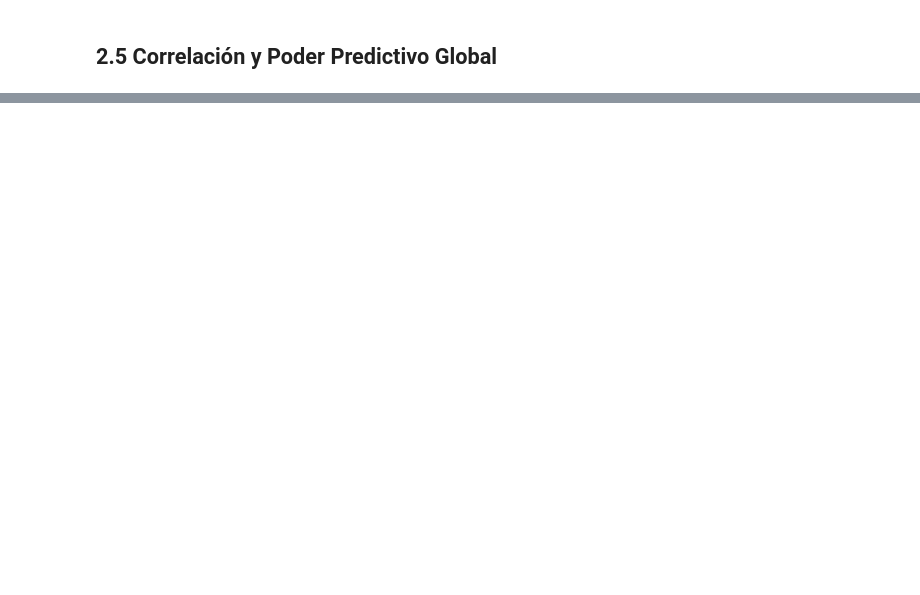
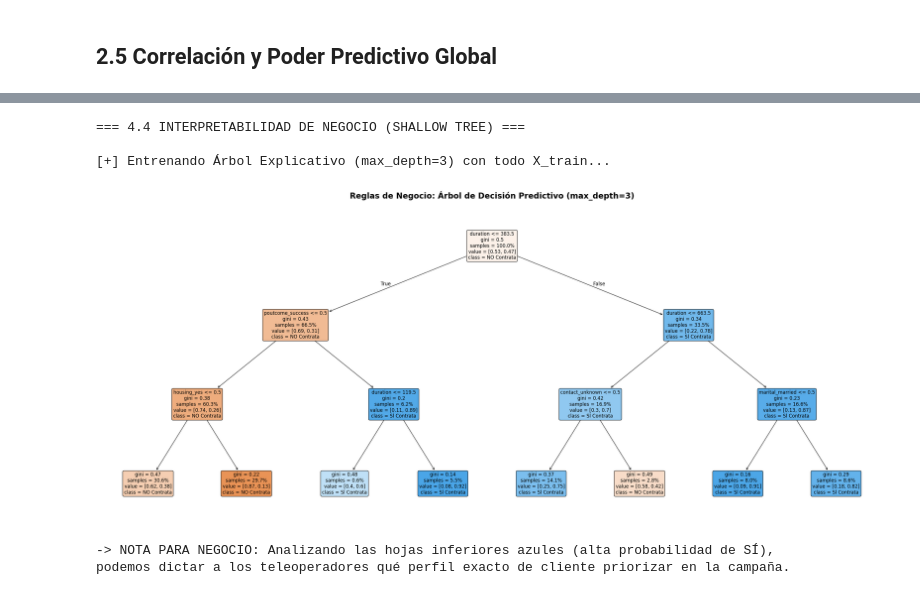
Before and after one commit to jmduroagea/bank-deposit-prediction, a Jupyter notebook: eda_completo.ipynb, the cells around one changed output, grey strips where cells are left out. Drawn from its saved outputs; the diff is of its cells as text; code cells hidden in the pictures; blank space fills up the shorter version.

Commit message:
Estudio de las decisiones de evaluación y de los métodos de KNN y árboles de decisión. Commit con la parte 3 y 4 íntegras, yendo más allá de los requisitos mínimos.

```diff
--- a/eda_completo.ipynb
+++ b/eda_completo.ipynb
@@ -585,0 +670,18 @@ Analizando qué variables tienen mayor poder predictivo sobre 'deposit'...
+# %%
+print("=== 4. CONFIGURACIÓN DE MÉTRICAS ===")
+
+# Programamos el F2-Score manualmente (Scikit-Learn no lo incluye por defecto en texto)
+f2_scorer = make_scorer(fbeta_score, beta=2)
+
+# Diccionario con todas las métricas que se calcularán simultáneamente
+scoring_metrics = {
+    'f2_score': f2_scorer,
+    'roc_auc': 'roc_auc',
+    'accuracy': 'accuracy'
+}
+
+# Variable clave: le dirá a los algoritmos qué métrica mirar para elegir al ganador
+metrica_principal = 'f2_score'
+
+print(f"[+] Métrica PRINCIPAL a maximizar: '{metrica_principal}'")
+print("[+] Métricas SECUNDARIAS de control: 'roc_auc' y 'accuracy'")
@@ -585,0 +1023,50 @@ Analizando qué variables tienen mayor poder predictivo sobre 'deposit'...
+# %%
+import matplotlib.pyplot as plt
+from sklearn.tree import plot_tree
+
+print("=== 4.4 INTERPRETABILIDAD DE NEGOCIO (SHALLOW TREE) ===\n")
+
+# 1. ENSAMBLAJE Y ENTRENAMIENTO DEL ÁRBOL POCO PROFUNDO
+pipeline_shallow_tree = Pipeline([
+    ('pdays_custom', PdaysTransformer()),
+    ('preprocesador', preprocesador_arboles),
+    ('clasificador', DecisionTreeClassifier(max_depth=3, random_state=SEMILLA_NIA))
+])
+
+print("[+] Entrenando Árbol Explicativo (max_depth=3) con todo X_train...")
+pipeline_shallow_tree.fit(X_train, y_train)
+
+# 2. LIMPIEZA PROFESIONAL DE NOMBRES DE VARIABLES
+# Extraemos los nombres brutos (con los feos prefijos 'num__' y 'cat__')
+nombres_crudos = pipeline_shallow_tree.named_steps['preprocesador'].get_feature_names_out()
+
+# Limpiamos los prefijos quedándonos solo con lo que hay después del doble guion bajo '__'
+nombres_limpios = [nombre.split('__')[-1] for nombre in nombres_crudos]
+
+# 3. VISUALIZACIÓN NATIVA OPTIMIZADA (Alta Legibilidad)
+plt.figure(figsize=(28, 12)) # Lienzo panorámico extra grande
+
+plot_tree(
+    pipeline_shallow_tree.named_steps['clasificador'],
+    feature_names=nombres_limpios,     # ¡Inyectamos nuestros nombres limpios!
+    class_names=['NO Contrata', 'SÍ Contrata'],
+    filled=True,
+    rounded=True,
+    proportion=True,   # Muestra % de clientes en lugar de números absolutos
+    precision=2,       # Máximo 2 decimales para no saturar las cajas
+    fontsize=12        # Letra un poco más grande para que se lea perfecto
+)
+
+plt.title("Reglas de Negocio: Árbol de Decisión Predictivo (max_depth=3)", fontsize=20, fontweight='bold', pad=20)
+plt.tight_layout()
+plt.show()
+
+print("\n-> NOTA PARA NEGOCIO: Analizando las hojas inferiores azules (alta probabilidad de SÍ), ")
+print("podemos dictar a los teleoperadores qué perfil exacto de cliente priorizar en la campaña.")
+# %% [output]
+=== 4.4 INTERPRETABILIDAD DE NEGOCIO (SHALLOW TREE) ===
+
+[+] Entrenando Árbol Explicativo (max_depth=3) con todo X_train...
+[figure, added]
+-> NOTA PARA NEGOCIO: Analizando las hojas inferiores azules (alta probabilidad de SÍ),
+podemos dictar a los teleoperadores qué perfil exacto de cliente priorizar en la campaña.
```
Also changed, not shown: parts of 30 cells of this notebook, 2 other files.
